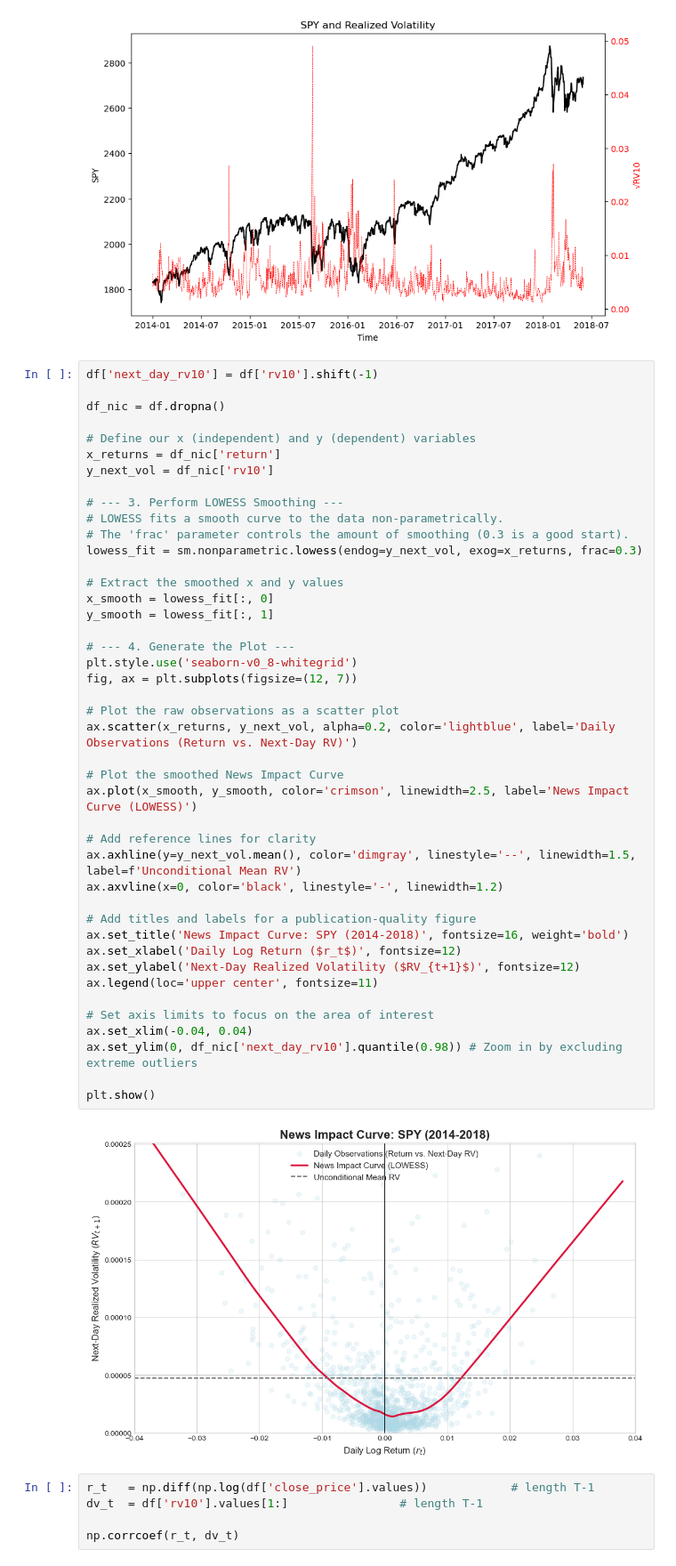
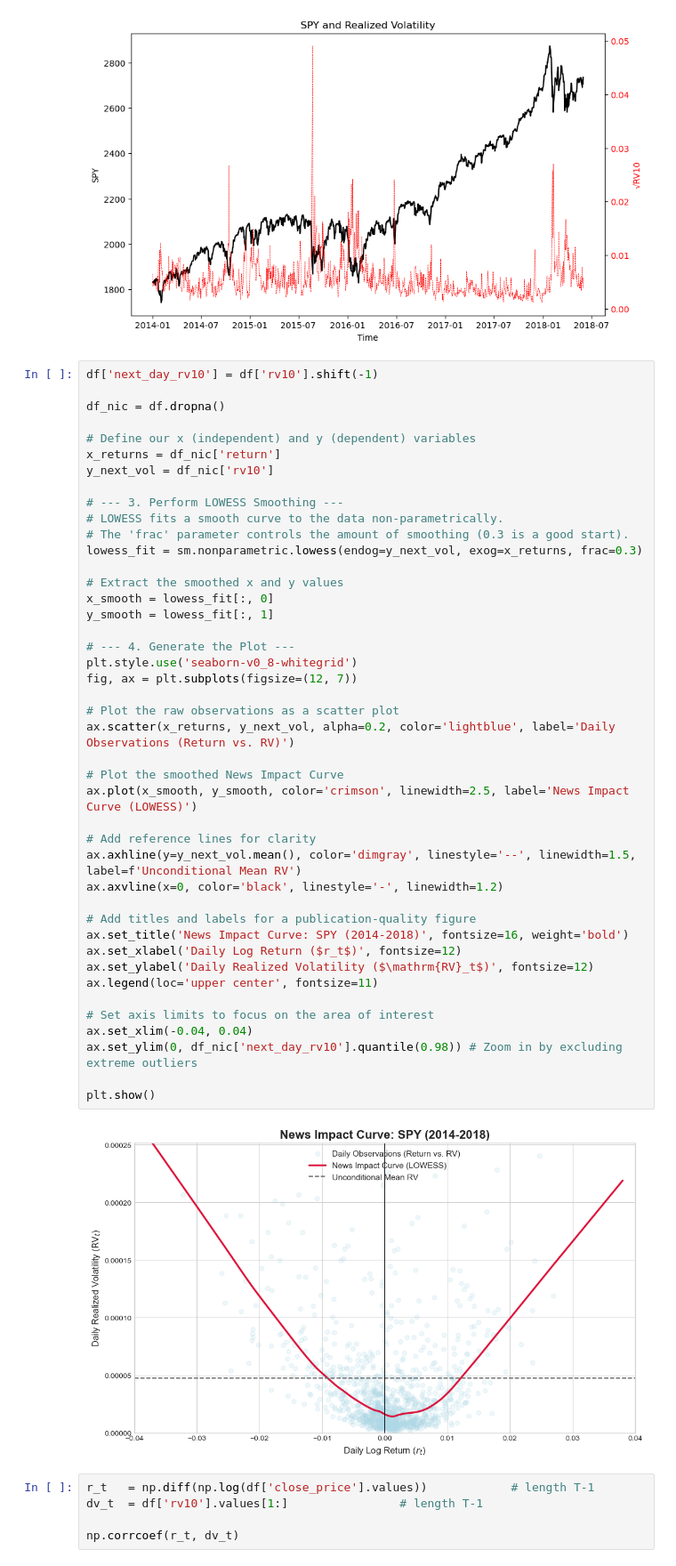
Before and after one commit to HyunminHong/Kalman-Heston-Filter, a Jupyter notebook: simulation_studies/empirical_data.ipynb, the cells around one changed output. Shown at 89% size. Saved outputs shown, nothing was run; the diff lists cells and outputs as text.

```diff
--- a/simulation_studies/empirical_data.ipynb
+++ b/simulation_studies/empirical_data.ipynb
@@ -95,36 +98,36 @@ y_next_vol = df_nic['rv10']
 lowess_fit = sm.nonparametric.lowess(endog=y_next_vol, exog=x_returns, frac=0.3)
 
 # Extract the smoothed x and y values
 x_smooth = lowess_fit[:, 0]
 y_smooth = lowess_fit[:, 1]
 
 # --- 4. Generate the Plot ---
 plt.style.use('seaborn-v0_8-whitegrid')
 fig, ax = plt.subplots(figsize=(12, 7))
 
 # Plot the raw observations as a scatter plot
-ax.scatter(x_returns, y_next_vol, alpha=0.2, color='lightblue', label='Daily Observations (Return vs. Next-Day RV)')
+ax.scatter(x_returns, y_next_vol, alpha=0.2, color='lightblue', label='Daily Observations (Return vs. RV)')
 
 # Plot the smoothed News Impact Curve
 ax.plot(x_smooth, y_smooth, color='crimson', linewidth=2.5, label='News Impact Curve (LOWESS)')
 
 # Add reference lines for clarity
 ax.axhline(y=y_next_vol.mean(), color='dimgray', linestyle='--', linewidth=1.5, label=f'Unconditional Mean RV')
 ax.axvline(x=0, color='black', linestyle='-', linewidth=1.2)
 
 # Add titles and labels for a publication-quality figure
 ax.set_title('News Impact Curve: SPY (2014-2018)', fontsize=16, weight='bold')
 ax.set_xlabel('Daily Log Return ($r_t$)', fontsize=12)
-ax.set_ylabel('Next-Day Realized Volatility ($RV_{t+1}$)', fontsize=12)
+ax.set_ylabel('Daily Realized Volatility ($\mathrm{RV}_t$)', fontsize=12)
 ax.legend(loc='upper center', fontsize=11)
 
 # Set axis limits to focus on the area of interest
 ax.set_xlim(-0.04, 0.04)
 ax.set_ylim(0, df_nic['next_day_rv10'].quantile(0.98)) # Zoom in by excluding extreme outliers
 
 plt.show()
 # %% [output]
-[figure, old version]
+[figure, new version]
 # %%
 r_t   = np.diff(np.log(df['close_price'].values))            # length T-1
 dv_t  = df['rv10'].values[1:]                # length T-1
```
Also changed, not shown: parts of 6 cells of this notebook, 1 other file.
